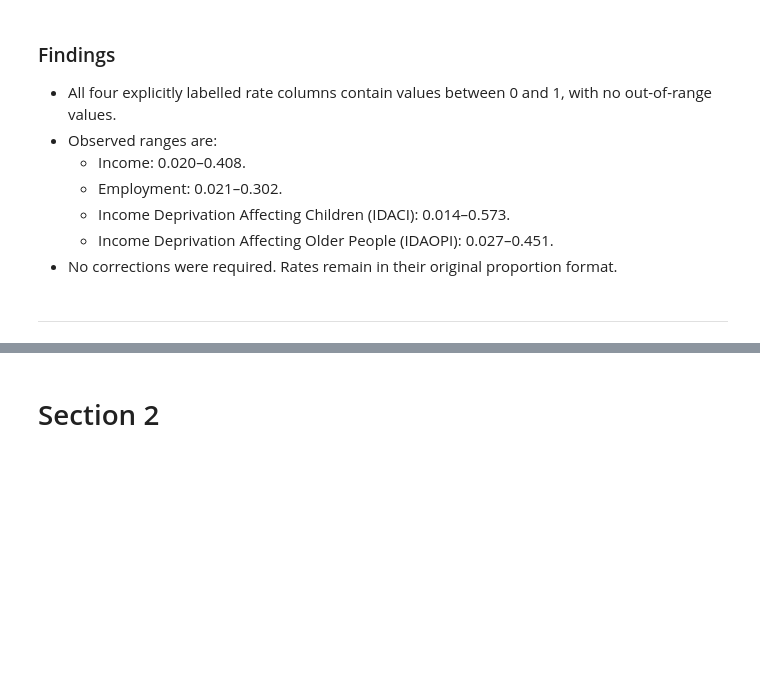
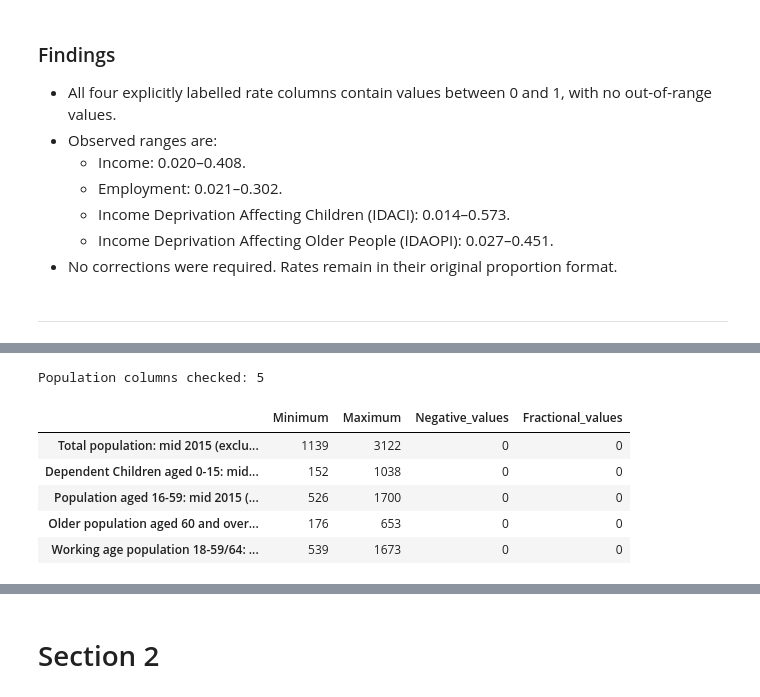
Before and after one commit to LieneRubule/dudley-employment-barriers, a Jupyter notebook: jupyter_notebooks/05_clean_iod.ipynb, the cells around one changed output, grey strips where cells are left out. Cells and saved outputs as stored; diff of their text form; code cells hidden in the pictures; blank space fills up the shorter version.

Commit message:
Validate deprivation population counts

```diff
--- a/jupyter_notebooks/05_clean_iod.ipynb
+++ b/jupyter_notebooks/05_clean_iod.ipynb
@@ -462,0 +471,32 @@ Rate columns checked: 4
+# %%
+# Developed with ChatGPT assistance to validate population counts.
+
+# Identify population columns from their existing names.
+population_columns = [
+    column for column in iod_clean.columns
+    if "population" in column.lower()
+    or column.startswith("Dependent Children")
+]
+
+# Check each column without changing the original values.
+population_checks = pd.DataFrame({
+    "Minimum": iod_clean[population_columns].min(),
+    "Maximum": iod_clean[population_columns].max(),
+    "Negative_values": (
+        iod_clean[population_columns] < 0
+    ).sum(),
+    "Fractional_values": (
+        iod_clean[population_columns] % 1 != 0
+    ).sum()
+})
+
+print(f"Population columns checked: {len(population_columns)}")
+display(population_checks)
+# %% [output]
+Population columns checked: 5
+|  | Minimum | Maximum | Negative_values | Fractional_values |
+| Total population: mid 2015 (exclu... | 1139 | 3122 | 0 | 0 |
+| Dependent Children aged 0-15: mid... | 152 | 1038 | 0 | 0 |
+| Population aged 16-59: mid 2015 (... | 526 | 1700 | 0 | 0 |
+| Older population aged 60 and over... | 176 | 653 | 0 | 0 |
+| Working age population 18-59/64: ... | 539 | 1673 | 0 | 0 |
```
Also changed, not shown: parts of 3 cells of this notebook.
